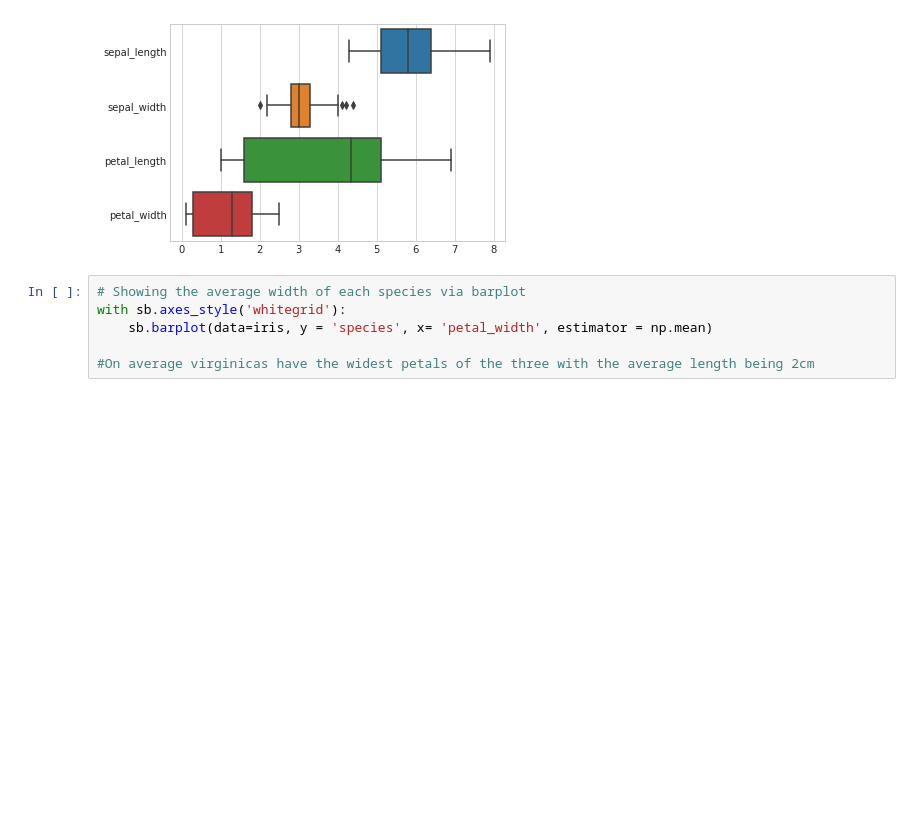
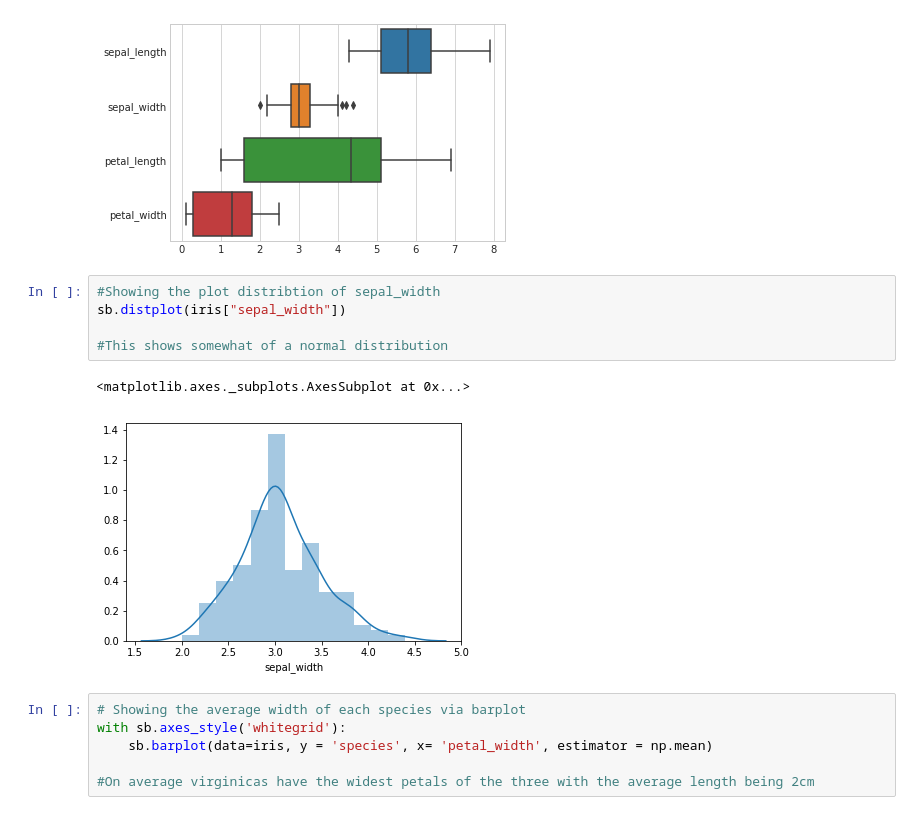
Before and after one commit to 3Thiago/Data-Science-Analtyics, a Jupyter notebook: IrisDataAnaysis.ipynb, the cells around one changed output. Cells and saved outputs as stored; diff of their text form; blank space fills up the shorter version.

```diff
--- a/IrisDataAnaysis.ipynb
+++ b/IrisDataAnaysis.ipynb
@@ -75,6 +73,14 @@ with sb.axes_style('whitegrid'):
 #Sepal width shows that there are outliers in the data that are greater than 4cm and less than 2.2cm
 # %% [output]
 [figure]
+# %%
+#Showing the plot distribtion of sepal_width
+sb.distplot(iris["sepal_width"])
+
+#This shows somewhat of a normal distribution
+# %% [output]
+<matplotlib.axes._subplots.AxesSubplot at 0x...>
+[figure, added]
 # %%
 # Showing the average width of each species via barplot
 with sb.axes_style('whitegrid'):
```
Also changed, not shown: parts of 12 cells of this notebook.
